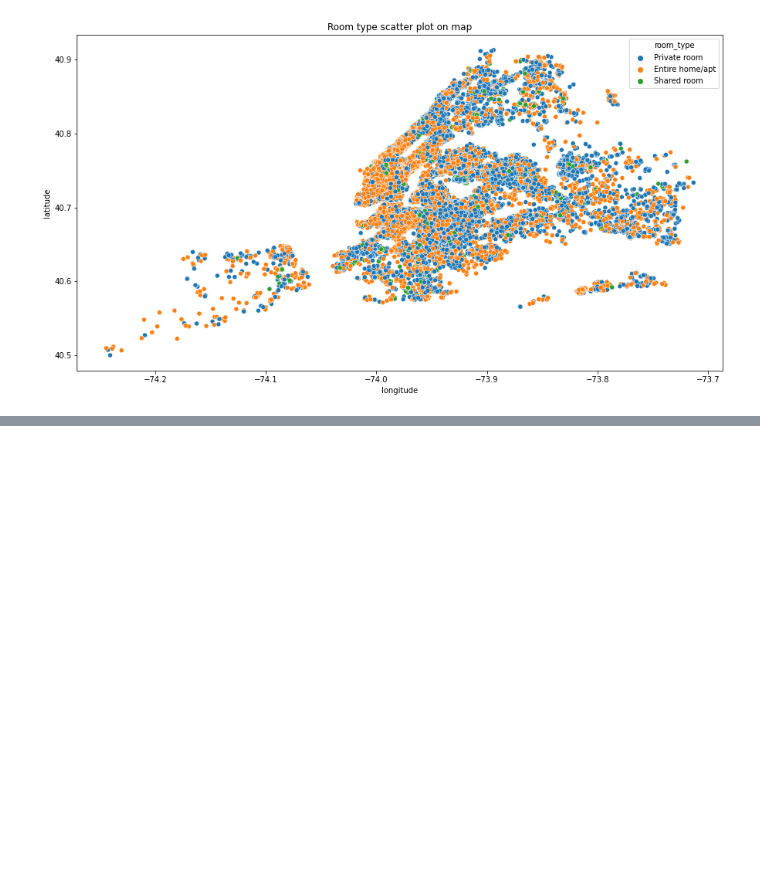
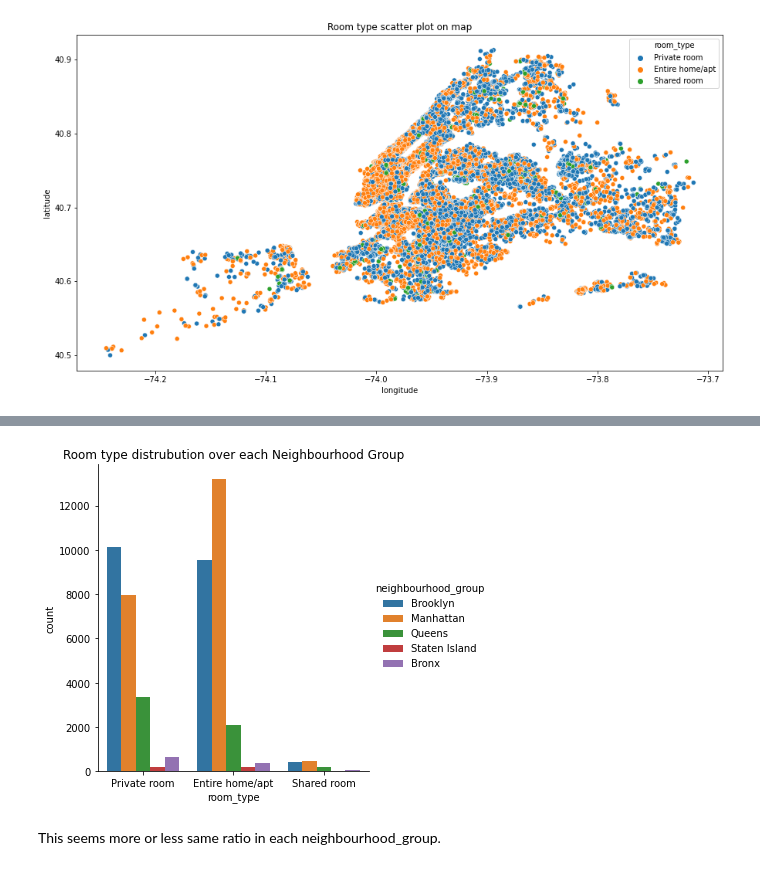
Before and after one commit to bhavikk001/airbnb-eda, a Jupyter notebook: Airbnb_Bookings_Analysis_(Team)_Capstone_Project.ipynb, the cells around one changed output, grey strips where cells are left out. Cells and saved outputs as stored; diff of their text form; code cells hidden in the pictures; blank space fills up the shorter version.

```diff
--- a/Airbnb_Bookings_Analysis_(Team)_Capstone_Project.ipynb
+++ b/Airbnb_Bookings_Analysis_(Team)_Capstone_Project.ipynb
@@ -615,0 +625,7 @@ plt.show()
+# %%
+sns.catplot(x='room_type', kind="count", hue="neighbourhood_group", data=df).set(title='Room type distrubution over each Neighbourhood Group')
+plt.show()
+# %% [output]
+[figure, added]
+# %% [markdown]
+This seems more or less same ratio in each neighbourhood_group.
```
Also changed, not shown: parts of 11 cells of this notebook.
